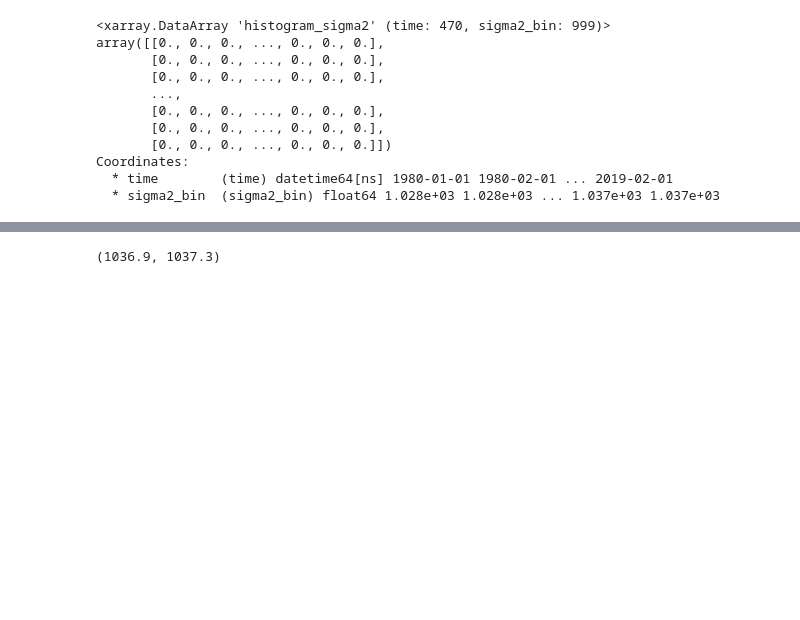
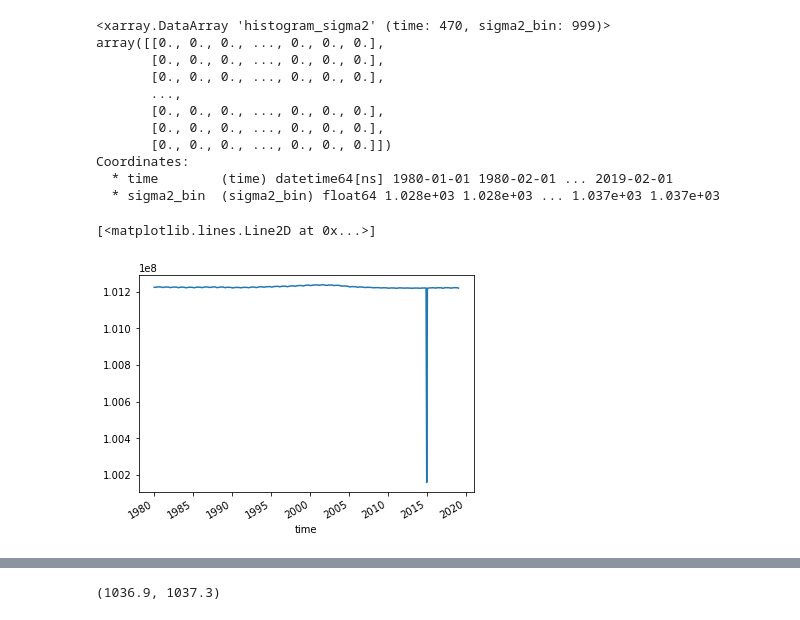
Before and after one commit to ocean-transport/WMT-project, a Jupyter notebook: GODAS/wmt-budget-sigma-space.ipynb, the cells around one changed output, grey strips where cells are left out. Saved outputs shown, nothing was run; the diff lists cells and outputs as text; code cells hidden in the pictures; blank space fills up the shorter version.

```diff
--- a/GODAS/wmt-budget-sigma-space.ipynb
+++ b/GODAS/wmt-budget-sigma-space.ipynb
@@ -154,3 +169,8 @@ array([[0., 0., 0., ..., 0., 0., 0.],
 Coordinates:
   * time        (time) datetime64[ns] 1980-01-01 1980-02-01 ... 2019-02-01
   * sigma2_bin  (sigma2_bin) float64 1.028e+03 1.028e+03 ... 1.037e+03 1.037e+03
+# %%
+sigma2.sum(dim=['lon', 'lat', 'level']).plot()
+# %% [output]
+[<matplotlib.lines.Line2D at 0x...>]
+[figure, added]
```
Also changed, not shown: parts of 19 cells of this notebook.
